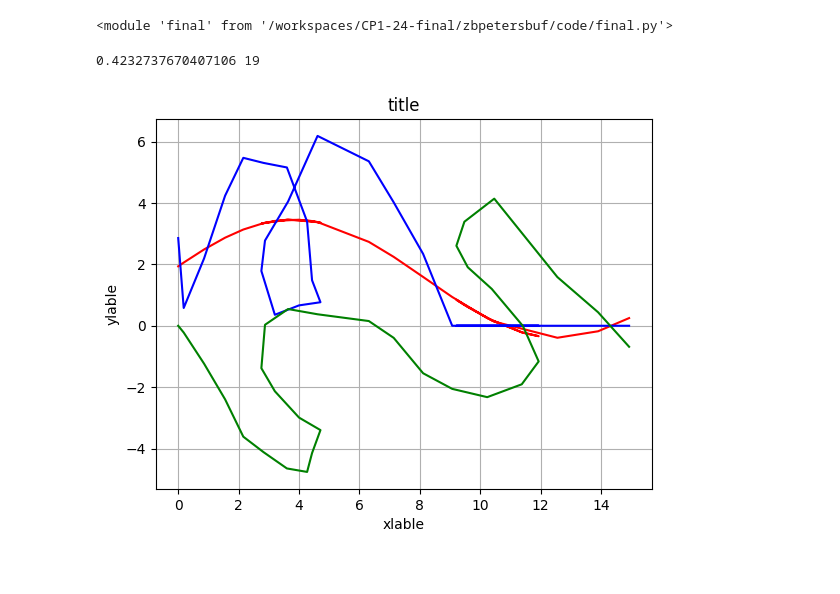
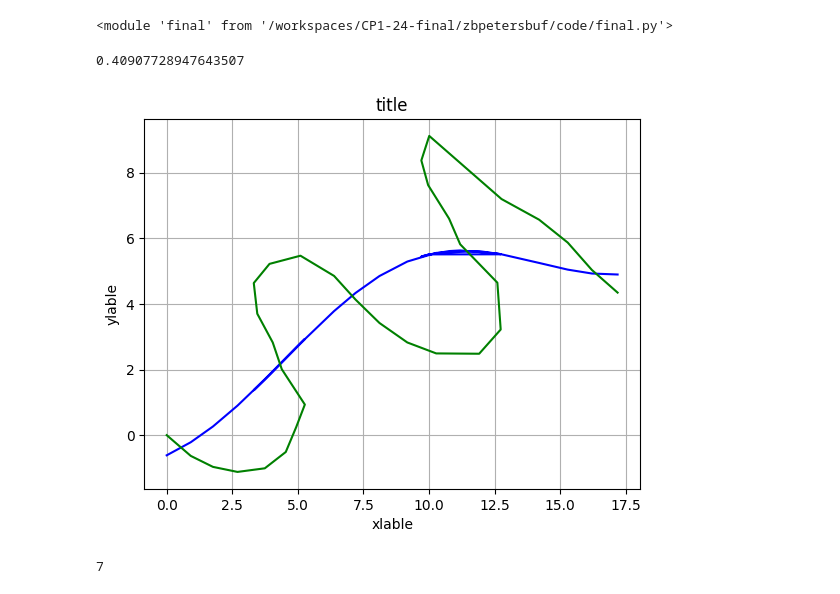
Before and after one commit to zbpetersbuf/CP1-24-final, a Jupyter notebook: zbpetersbuf/documentation/final.ipynb, the cells around one changed output. Drawn from its saved outputs; the diff is of its cells as text; code cells hidden in the pictures.

```diff
--- a/zbpetersbuf/documentation/final.ipynb
+++ b/zbpetersbuf/documentation/final.ipynb
@@ -18,16 +18,20 @@ importlib.reload(final)
 <module 'final' from '/workspaces/CP1-24-final/zbpetersbuf/code/final.py'>
 # %%
 files = fin.filenamelister('sinewalk','.csv')
-fle = files[7]
-yreal, yn, y, x = fin.goldrule_sig(fle,0.6,0.001,0.0001)
+fle = files[9]
+yreal, y, x = fin.goldrule_sig(fle,0.01,0.00001,0.001)
 plt.figure()
-plt.plot(x,yn, color='red')
+
 plt.plot(x,y, color='blue')
 plt.plot(x,yreal, color='green')
 plt.title('title')
 plt.xlabel('xlable')
 plt.ylabel('ylable')
 plt.grid()
 # %% [output]
-0.4232737670407106 19
+0.40907728947643507
-[figure, old version]
+[figure, new version]
+# %%
+int(np.abs(3-10))
+# %% [output]
+7
```
Also changed, not shown: 1 other file.
